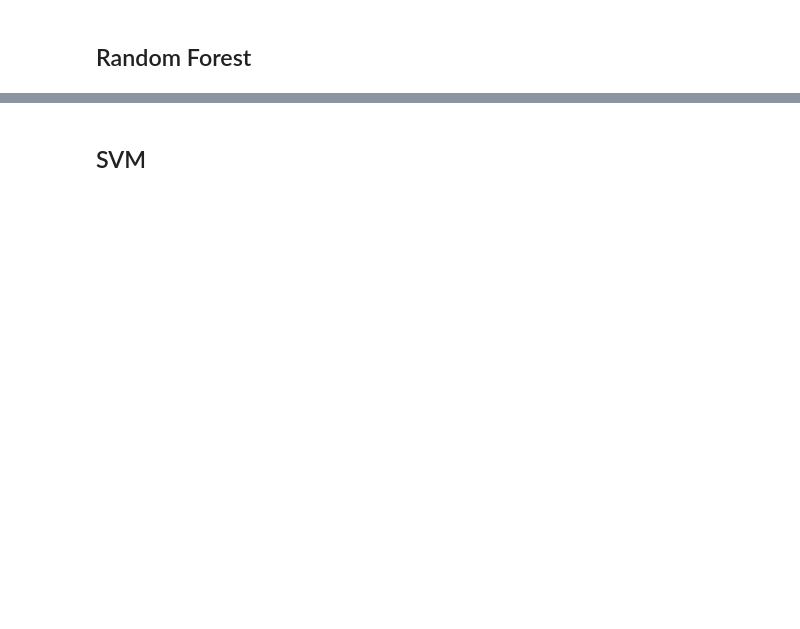
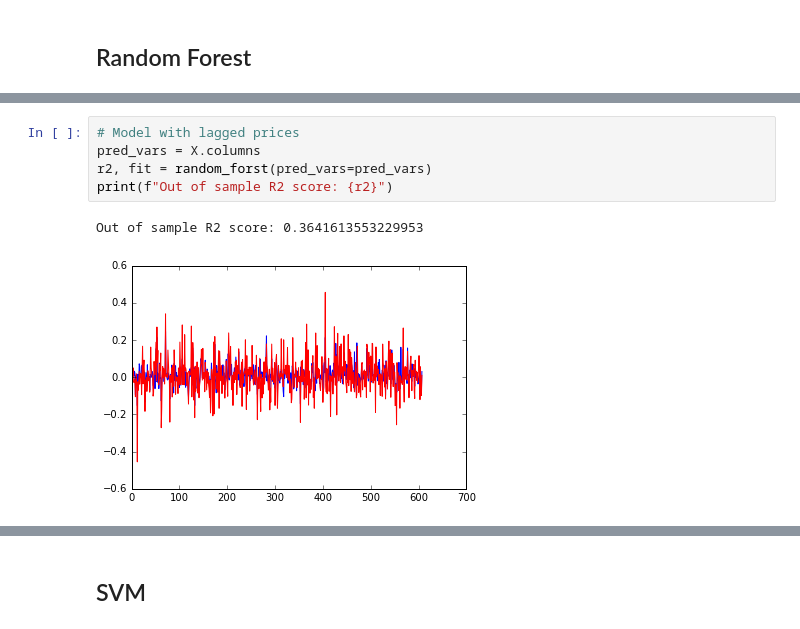
Before and after one commit to m-j-w-f/Intro-to-ML, a Jupyter notebook: Nb.ipynb, the cells around one changed output, grey strips where cells are left out. Saved outputs shown, nothing was run; the diff lists cells and outputs as text; blank space fills up the shorter version.

```diff
--- a/Nb.ipynb
+++ b/Nb.ipynb
@@ -166,0 +223,8 @@ r2_score(y_pred=pred, y_true=y_test)
+# %%
+# Model with lagged prices
+pred_vars = X.columns
+r2, fit = random_forst(pred_vars=pred_vars)
+print(f"Out of sample R2 score: {r2}")
+# %% [output]
+Out of sample R2 score: 0.3641613553229953
+[figure, added]
```
Also changed, not shown: parts of 28 cells of this notebook.
